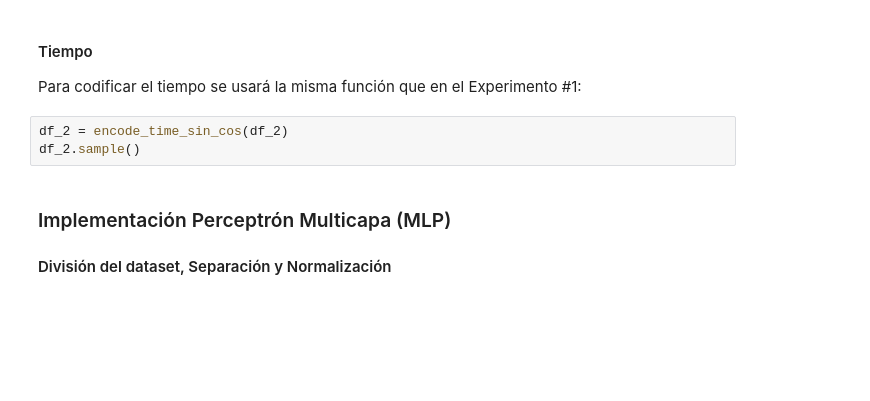
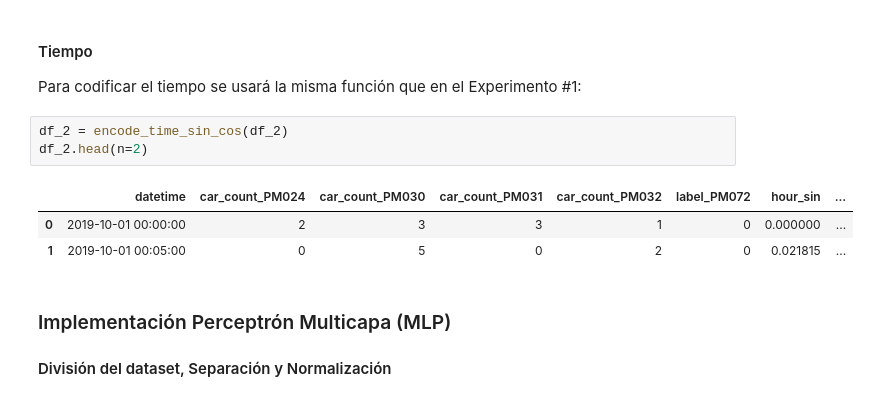
Before and after one commit to albertopmp/TFG, a Jupyter notebook: src/TrafficFlow.ipynb, the cells around one changed output. Saved outputs shown, nothing was run; the diff lists cells and outputs as text; blank space fills up the shorter version.

```diff
--- a/src/TrafficFlow.ipynb
+++ b/src/TrafficFlow.ipynb
@@ -1479,7 +1599,11 @@ df_2 = prepare_df(df_2, sensors_list, 'PM072', x = 5)
 Para codificar el tiempo se usará la misma función que en el Experimento #1:
 # %%
 df_2 = encode_time_sin_cos(df_2)
-df_2.sample()
+df_2.head(n=2)
+# %% [output]
+|  | datetime | car_count_PM024 | car_count_PM030 | car_count_PM031 | car_count_PM032 | label_PM072 | hour_sin | ... |
+| 0 | 2019-10-01 00:00:00 | 2 | 3 | 3 | 1 | 0 | 0.000000 | ... |
+| 1 | 2019-10-01 00:05:00 | 0 | 5 | 0 | 2 | 0 | 0.021815 | ... |
 # %% [markdown]
 ### Implementación Perceptrón Multicapa (MLP)
 
```
Also changed, not shown: parts of 26 cells of this notebook, 3 other files.
